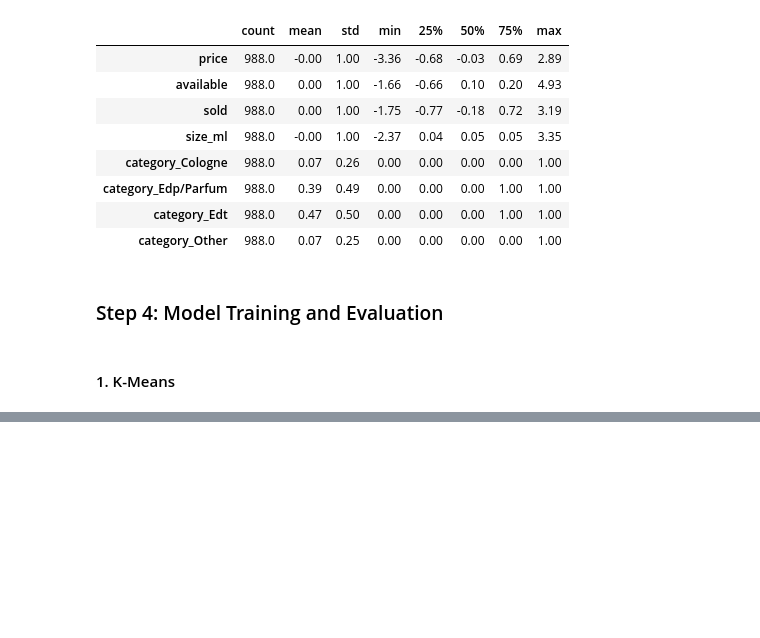
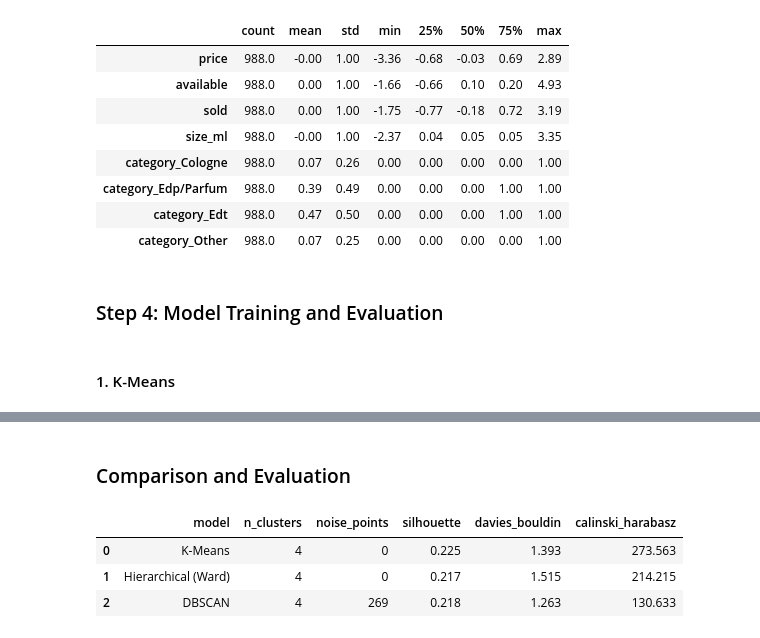
Before and after one commit to Mimi97-aqua/msc_projects, a Jupyter notebook: com7022/analysis.ipynb, the cells around one changed output, grey strips where cells are left out. Saved outputs shown, nothing was run; the diff lists cells and outputs as text; code cells hidden in the pictures; blank space fills up the shorter version.

Commit message:
feat: Train and evalute models

```diff
--- a/com7022/analysis.ipynb
+++ b/com7022/analysis.ipynb
@@ -463,0 +544,25 @@ Model input shape: (988, 8)
+# %% [markdown]
+### Comparison and Evaluation
+# %%
+def evaluate(X, labels, name):
+    mask = labels != -1  # exclude DBSCAN noise points from the metrics
+    return {
+        'model': name,
+        'n_clusters': len(set(labels[mask])),
+        'noise_points': (~mask).sum(),
+        'silhouette': silhouette_score(X[mask], labels[mask]),
+        'davies_bouldin': davies_bouldin_score(X[mask], labels[mask]),
+        'calinski_harabasz': calinski_harabasz_score(X[mask], labels[mask]),
+    }
+
+comparison = pd.DataFrame([
+    evaluate(X, kmeans_labels, 'K-Means'),
+    evaluate(X, hier_labels, 'Hierarchical (Ward)'),
+    evaluate(X, dbscan_labels, 'DBSCAN'),
+]).round(3)
+display(comparison)
+# %% [output]
+|  | model | n_clusters | noise_points | silhouette | davies_bouldin | calinski_harabasz |
+| 0 | K-Means | 4 | 0 | 0.225 | 1.393 | 273.563 |
+| 1 | Hierarchical (Ward) | 4 | 0 | 0.217 | 1.515 | 214.215 |
+| 2 | DBSCAN | 4 | 269 | 0.218 | 1.263 | 130.633 |
```
Also changed, not shown: parts of 6 cells of this notebook.
